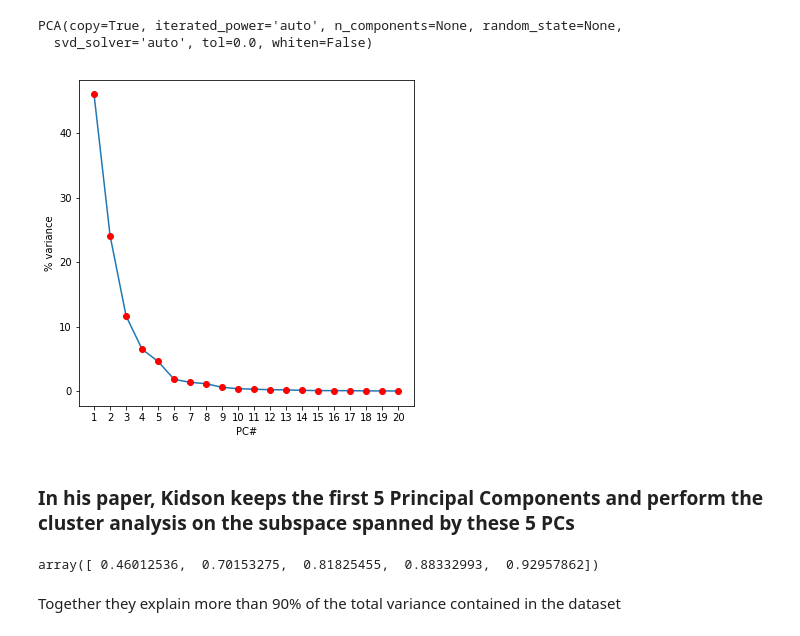
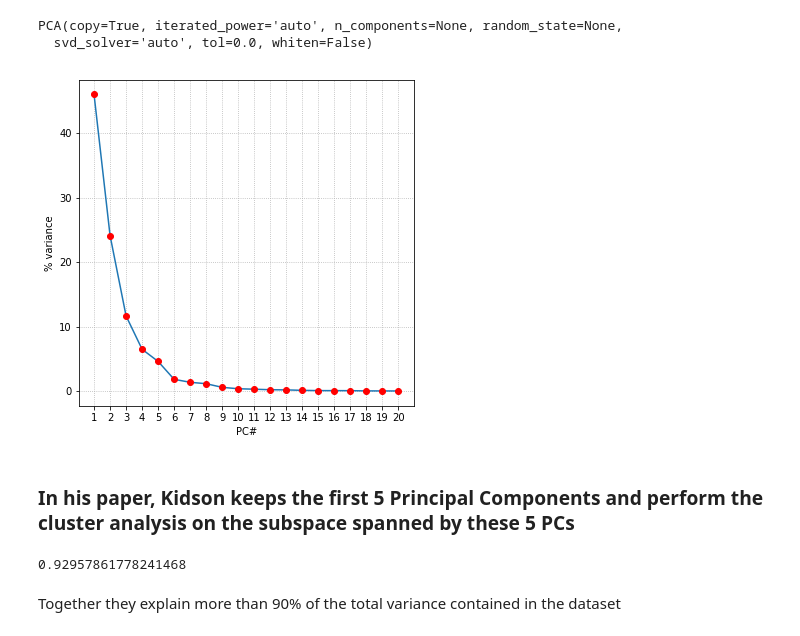
Before and after one commit to nicolasfauchereau/ACRE_workshop, a Jupyter notebook: notebooks/weather_regimes.ipynb, the cells around one changed output. Saved outputs shown, nothing was run; the diff lists cells and outputs as text; code cells hidden in the pictures.

```diff
--- a/notebooks/weather_regimes.ipynb
+++ b/notebooks/weather_regimes.ipynb
@@ -458,20 +457,21 @@ PCA(copy=True, iterated_power='auto', n_components=None, random_state=None,
 # %%
 f, ax = plt.subplots(figsize=(6,6))
 ax.plot(range(1,21), skpca.explained_variance_ratio_[0:20]*100)
 ax.plot(range(1,21), skpca.explained_variance_ratio_[0:20]*100,'ro')
+ax.grid(ls=':')
 ax.set_xticks(range(1,21));
 ax.set_xlabel('PC#');
 ax.set_ylabel("% variance");
 # %% [output]
-[figure, old version]
+[figure, new version]
 # %% [markdown]
 ### In his paper, Kidson keeps the first 5 Principal Components and perform the cluster analysis on the subspace spanned by these 5 PCs
 # %%
 ipc = 5
 # %%
-skpca.explained_variance_ratio_.cumsum()[:ipc]
+skpca.explained_variance_ratio_[:ipc].sum()
 # %% [output]
-array([ 0.46012536,  0.70153275,  0.81825455,  0.88332993,  0.92957862])
+0.92957861778241468
 # %% [markdown]
 Together they explain more than 90% of the total variance contained in the dataset
 # %%
```
Also changed, not shown: parts of 7 cells of this notebook.
